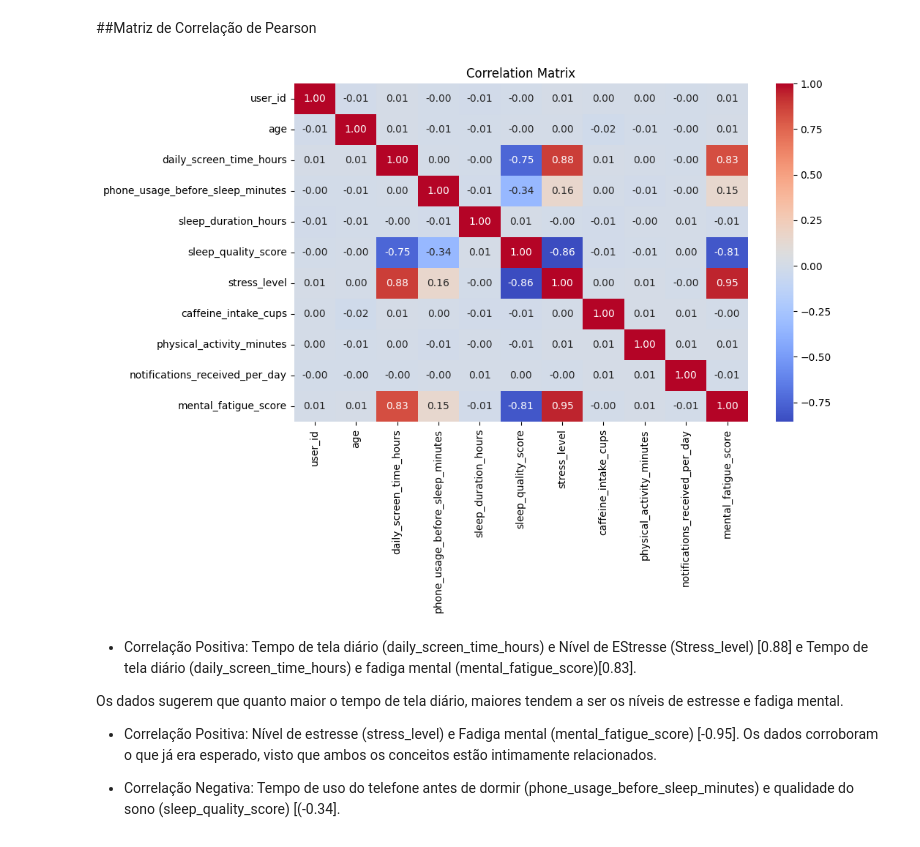
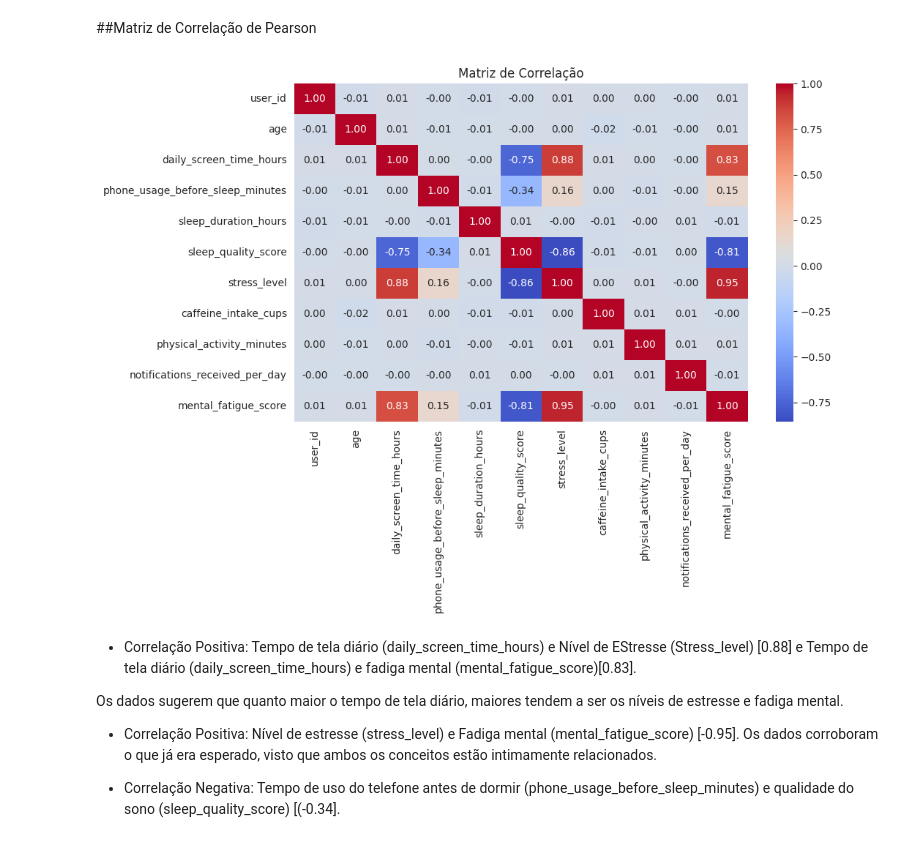
Before and after one commit to larissamitrof-collab/MVP-1, a Jupyter notebook: MVP1.ipynb, the cells around one changed output. Cells and saved outputs as stored; diff of their text form; code cells hidden in the pictures.

```diff
--- a/MVP1.ipynb
+++ b/MVP1.ipynb
@@ -86,2 +85,0 @@ Execução da Análise de Dados Exploratória sobre o dataset de Análise do son
-# %%
-df = df.drop_duplicates() #Remoção de dados dplicados
@@ -341,20 +460,20 @@ Os Outros gêneros (roxo) têm menos pontos, mas seguem a mesma tendência geral
 # %%
 corr_matrix = df.select_dtypes(include='number').corr()
 
 plt.figure(figsize=(10,6))
 
 sns.heatmap(
     corr_matrix,
     annot=True,
     cmap="coolwarm",
     fmt=".2f"
 )
 
-plt.title("Correlation Matrix")
+plt.title("Matriz de Correlação")
 
 plt.show()
 # %% [output]
-[figure, old version]
+[figure, new version]
 # %% [markdown]
 
 
```
Also changed, not shown: parts of 77 cells of this notebook.
